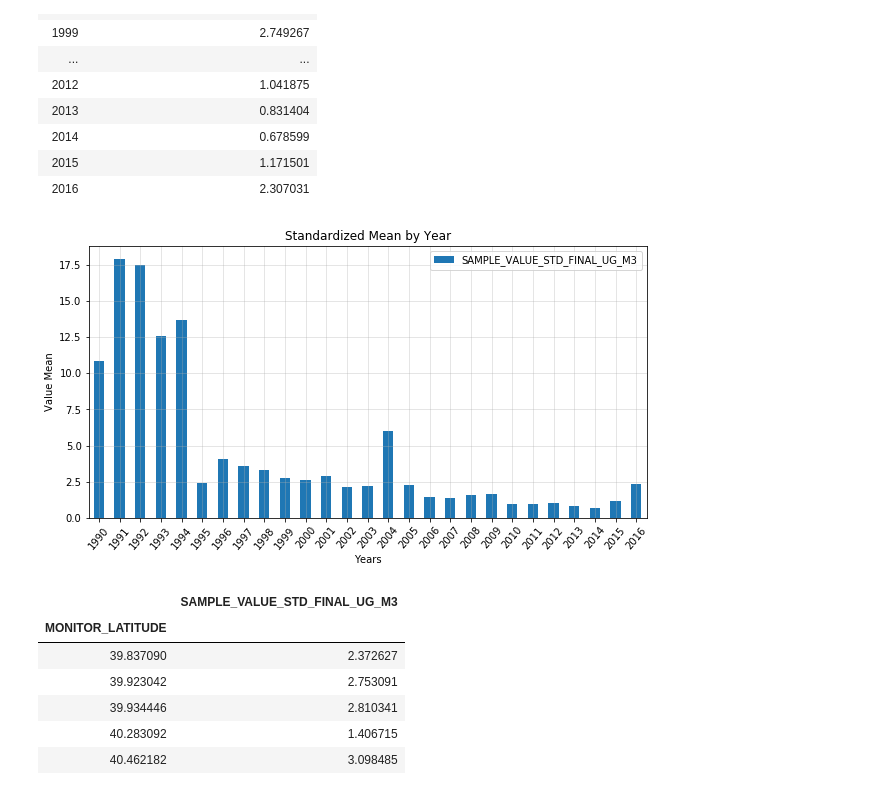
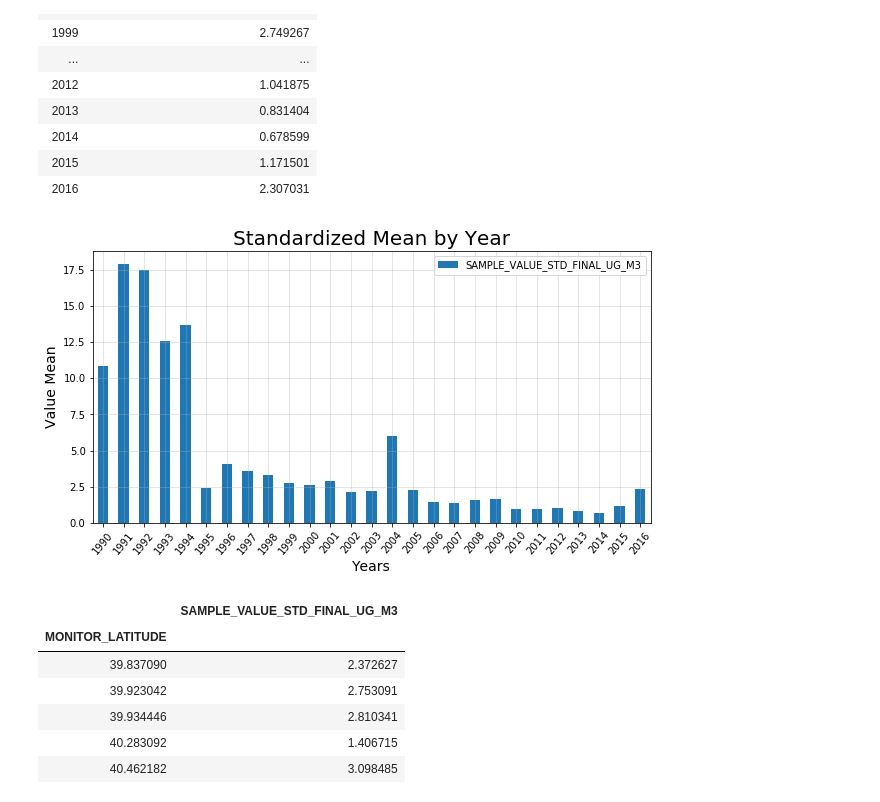
Before and after one commit to jjjjjeb/NJAir_EDA, a Jupyter notebook: Toluene.ipynb, the cells around one changed output. Drawn from its saved outputs; the diff is of its cells as text; code cells hidden in the pictures.

Commit message:
Added notes for Jeff, updated graphs

```diff
--- a/Toluene.ipynb
+++ b/Toluene.ipynb
@@ -301,18 +307,24 @@ year_group_db
 | 2015 | 1.171501 |
 | 2016 | 2.307031 |
 # %%
+#########
+## USE ##
+#########
+#??????#
+
+
 # plotting by year.
-# this shows that there was some change in regulation between 1994 and 1995.
+# this might show that there was some change in regulation between 1994 and 1995?
 
 ax = year_group_db.plot.bar(rot=0, figsize=(10,5))
-plt.xlabel('Years', size=10)
-plt.ylabel('Value Mean', size=10)
-plt.title('Standardized Mean by Year', size=12)
+plt.xlabel('Years', size=14)
+plt.ylabel('Value Mean', size=14)
+plt.title('Standardized Mean by Year', size=20)
 plt.grid(alpha=0.4)
 plt.xticks(rotation=50)
 plt.show()
 # %% [output]
-[figure, old version]
+[figure, new version]
 # %%
 # grouping by location
 
```
Also changed, not shown: parts of 12 cells of this notebook, 5 other files.
